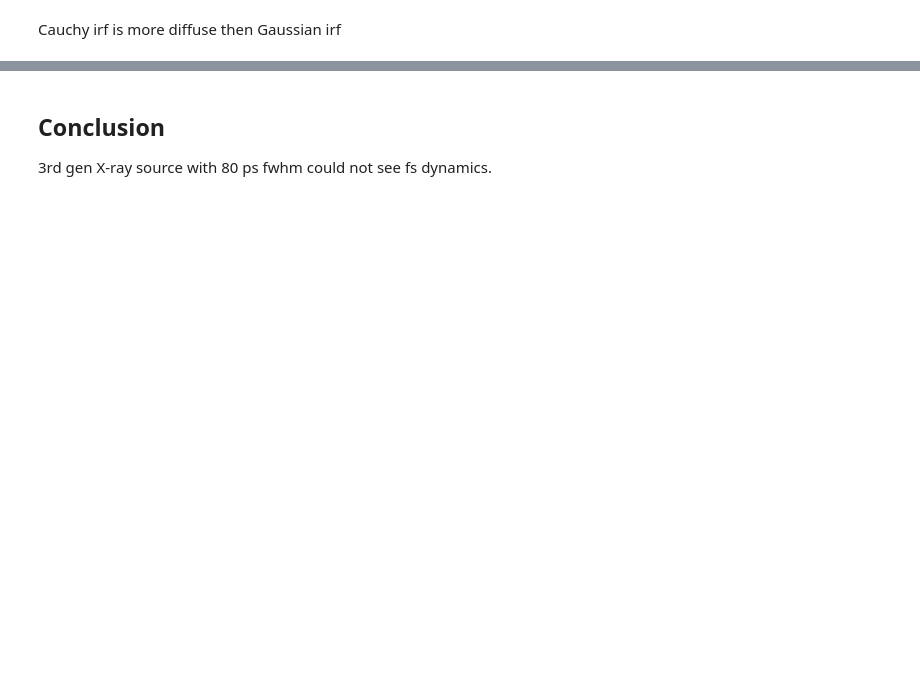
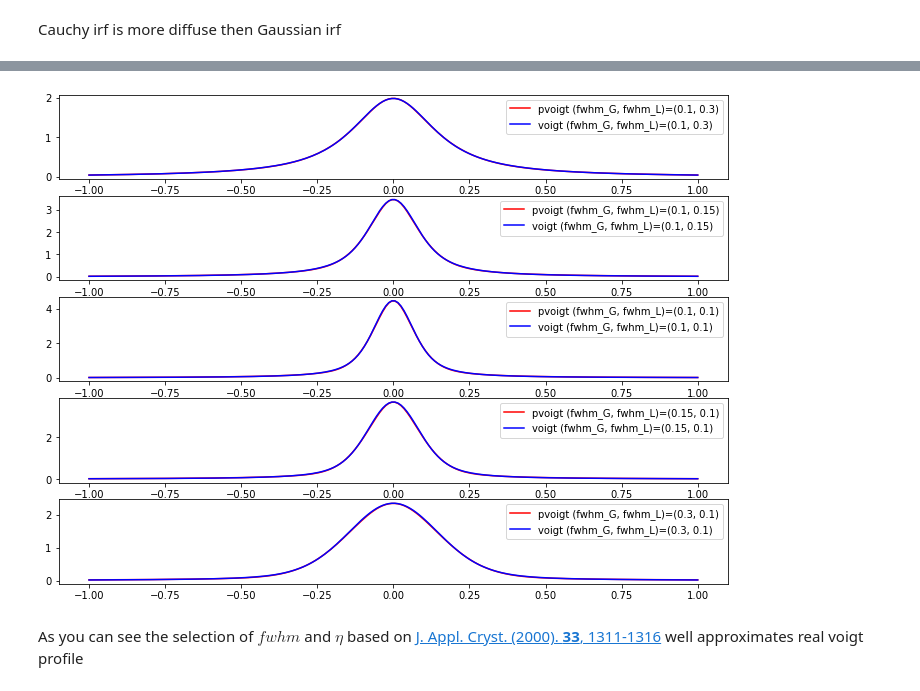
Before and after one commit to pistack/TRXASprefitpack-example, a Jupyter notebook: IRF.ipynb, the cells around one changed output, grey strips where cells are left out. Drawn from its saved outputs; the diff is of its cells as text; code cells hidden in the pictures; blank space fills up the shorter version.

```diff
--- a/IRF.ipynb
+++ b/IRF.ipynb
@@ -22,7 +20,0 @@ for pseudo voigt profile eta is chosen according to
-# %%
-def calc_eta(fwhm):
-    f = fwhm[0]**5+2.69269*fwhm[0]**4*fwhm[1]+2.42843*fwhm[0]**3*fwhm[1]**2 + \
-                    4.47163*fwhm[0]**2*fwhm[1]**3 + 0.07842*fwhm[0]*fwhm[1]**4 + fwhm[1]**5
-    f = f**(1/5)
-    eta = 1.36603*(fwhm[1]/f)-0.47719*(fwhm[1]/f)**2+0.11116*(fwhm[1]/f)**3
-    return eta
@@ -251,9 +43,0 @@ signal is very small and we can only see irf feature.
-# %%
-fwhm = 80 # 80 ps
-t = np.arange(-1000, 1000, 10)
-cauchy = cauchy_irf(t,fwhm)
-gau = gau_irf(t,fwhm)
-plt.plot(t, cauchy, label='cauchy irf')
-plt.plot(t, gau, label='gaussian irf')
-plt.legend()
-plt.show()
@@ -296,3 +44,55 @@ plt.show()
-# %% [markdown]
-## Conclusion
-3rd gen X-ray source with 80 ps fwhm could not see fs dynamics.
+# %%
+fwhm_G_1, fwhm_L_1 = (0.1, 0.3)
+fwhm_G_2, fwhm_L_2 = (0.1, 0.15)
+fwhm_G_3, fwhm_L_3 = (0.1, 0.1)
+fwhm_G_4, fwhm_L_4 = (0.15, 0.1)
+fwhm_G_5, fwhm_L_5 = (0.3, 0.1)
+
+
+fwhm_1, eta_1 = (calc_fwhm(fwhm_G_1, fwhm_L_1), calc_eta(fwhm_G_1, fwhm_L_1))
+fwhm_2, eta_2 = (calc_fwhm(fwhm_G_2, fwhm_L_2), calc_eta(fwhm_G_2, fwhm_L_2))
+fwhm_3, eta_3 = (calc_fwhm(fwhm_G_3, fwhm_L_3), calc_eta(fwhm_G_3, fwhm_L_3))
+fwhm_4, eta_4 = (calc_fwhm(fwhm_G_4, fwhm_L_4), calc_eta(fwhm_G_4, fwhm_L_4))
+fwhm_5, eta_5 = (calc_fwhm(fwhm_G_5, fwhm_L_5), calc_eta(fwhm_G_5, fwhm_L_5))
+
+pvoigt1 = pvoigt_irf(t, fwhm_1, eta_1)
+pvoigt2 = pvoigt_irf(t, fwhm_2, eta_2)
+pvoigt3 = pvoigt_irf(t, fwhm_3, eta_3)
+pvoigt4 = pvoigt_irf(t, fwhm_4, eta_4)
+pvoigt5 = pvoigt_irf(t, fwhm_5, eta_5)
+
+voigt1 = voigt(t, fwhm_G_1, fwhm_L_1)
+voigt2 = voigt(t, fwhm_G_2, fwhm_L_2)
+voigt3 = voigt(t, fwhm_G_3, fwhm_L_3)
+voigt4 = voigt(t, fwhm_G_4, fwhm_L_4)
+voigt5 = voigt(t, fwhm_G_5, fwhm_L_5)
+
+plt.subplot(511)
+plt.plot(t, pvoigt1, label=f'pvoigt (fwhm_G, fwhm_L)=({fwhm_G_1}, {fwhm_L_1})', color='red')
+plt.plot(t, voigt1, label=f'voigt (fwhm_G, fwhm_L)=({fwhm_G_1}, {fwhm_L_1})', color='blue')
+plt.legend()
+
+plt.subplot(512)
+plt.plot(t, pvoigt2, label=f'pvoigt (fwhm_G, fwhm_L)=({fwhm_G_2}, {fwhm_L_2})', color='red')
+plt.plot(t, voigt2, label=f'voigt (fwhm_G, fwhm_L)=({fwhm_G_2}, {fwhm_L_2})', color='blue')
+plt.legend()
+
+plt.subplot(513)
+plt.plot(t, pvoigt3, label=f'pvoigt (fwhm_G, fwhm_L)=({fwhm_G_3}, {fwhm_L_3})', color='red')
+plt.plot(t, voigt3, label=f'voigt (fwhm_G, fwhm_L)=({fwhm_G_3}, {fwhm_L_3})', color='blue')
+plt.legend()
+
+plt.subplot(514)
+plt.plot(t, pvoigt4, label=f'pvoigt (fwhm_G, fwhm_L)=({fwhm_G_4}, {fwhm_L_4})', color='red')
+plt.plot(t, voigt4, label=f'voigt (fwhm_G, fwhm_L)=({fwhm_G_4}, {fwhm_L_4})', color='blue')
+plt.legend()
+
+plt.subplot(515)
+plt.plot(t, pvoigt5, label=f'pvoigt (fwhm_G, fwhm_L)=({fwhm_G_5}, {fwhm_L_5})', color='red')
+plt.plot(t, voigt5, label=f'voigt (fwhm_G, fwhm_L)=({fwhm_G_5}, {fwhm_L_5})', color='blue')
+plt.legend()
+plt.show()
+# %% [output]
+[figure, added]
+# %% [markdown]
+As you can see the selection of ${fwhm}$ and $\eta$ based on  [J. Appl. Cryst. (2000). **33**, 1311-1316](https://doi.org/10.1107/S0021889800010219) well approximates real voigt profile
```
Also changed, not shown: parts of 35 cells of this notebook, 23 other files.
